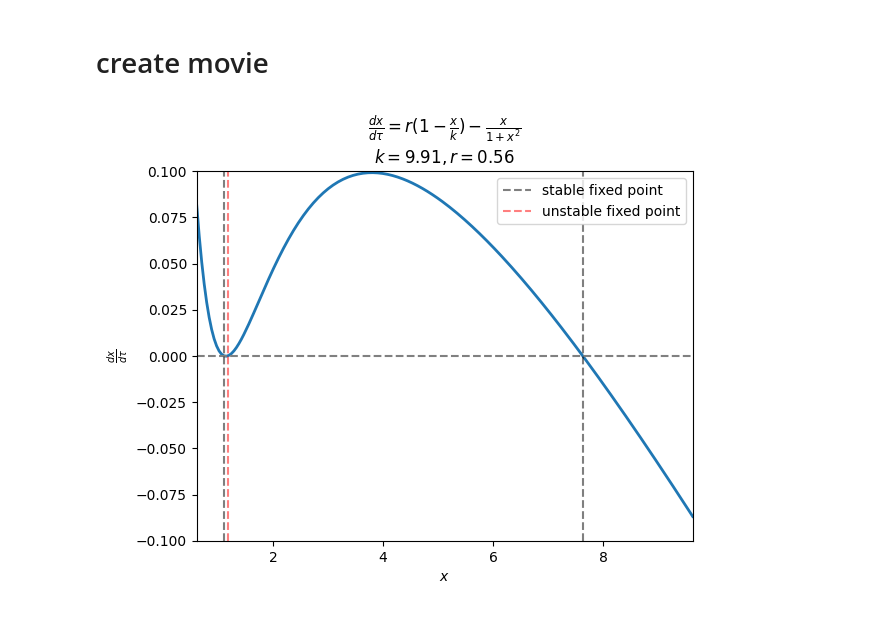
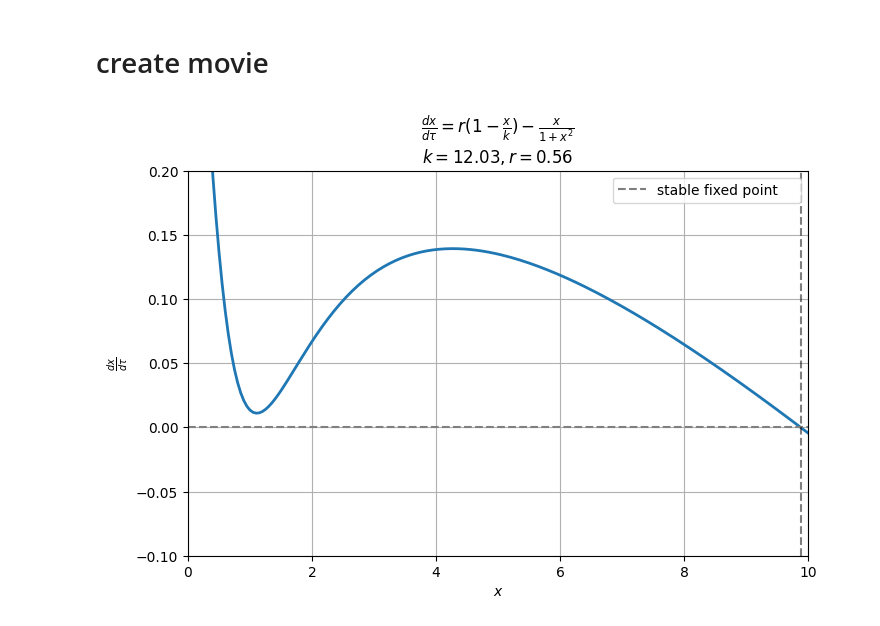
Before and after one commit to MalachiteWind/stable_node_control, a Jupyter notebook: hysteresis2.ipynb, the cells around one changed output. Cells and saved outputs as stored; diff of their text form; code cells hidden in the pictures.

Commit message:
create hysteresis example

```diff
--- a/hysteresis2.ipynb
+++ b/hysteresis2.ipynb
@@ -90,19 +56,3 @@ plt.show()
 for $k \in \text{supp}(\Delta > 0)$ the dynamical system exhibits 3 equilibria
 
 where $\text{supp}(\Delta > 0) = [6.44569072482332,9.93441120446710]$ for $r=0.56$
-# %%
-# for k= 8
-k = r1-0.1
-r=0.56
-def poly_coeff(k,r):
-    a = r/k
-    b = -r
-    c = (k+r)/k
-    d = -r
-    return [a,b,c,d]
-
-roots = np.roots(poly_coeff(k,r))
-x0 = np.min(roots)
-x1 = np.max(roots)
-
-xs = np.linspace(x0-0.5, x1+2, 201)
@@ -131,16 +86,21 @@ plt.show()
 
 from matplotlib.animation import FuncAnimation, PillowWriter
 
-# Parameters
 r = 0.56
-k_vals = np.linspace(float(r1), float(r2)+0.5, 100)
+k_vals = np.linspace(float(r1)-1.1, float(r2)+2.1, 201)
+
+def poly_coeff(k,r):
+    a = r/k
+    b = -r
+    c = (k+r)/k
+    d = -r
+    return [a,b,c,d]
 
 def real_roots(coeffs):
     roots = np.roots(coeffs)
     return sorted([r.real for r in roots if np.isreal(r)])
 
-# Set up plot
-fig, ax = plt.subplots()
+fig, ax = plt.subplots(figsize=(8, 5))
 line, = ax.plot([], [], lw=2)
 
 def init():
@@ -152,11 +112,8 @@ def update(frame):
     k = k_vals[frame]
     coeffs = poly_coeff(k, r)
     roots = real_roots(coeffs)
+    xs = np.linspace(0,10,201)
     if len(roots) < 3:
-        return [],
-        x0=-1
-        x1 = roots[0]
-        xs = np.linspace(x0 - 0.5, x1 + 2, 201)
         ys = simple_hysteresis_ode(None, xs, r, k)
 
         ax.clear()
@@ -164,45 +121,42 @@ def update(frame):
 
         ax.axhline(0, color='gray', linestyle='--')
 
-        ax.axvline(x=roots[0], color='black', linestyle='--', alpha=0.5, label="stable fixed point")
+        ax.axvline(x=roots[0], color='black', linestyle='--', alpha=0.5, label="stable fixed point"+" "*4)
 
         ax.set_xlim(xs[0], xs[-1])
-        ax.set_ylim(-0.1, 0.1)
+        ax.set_ylim(-0.1, 0.2)
+        ax.legend(loc='upper right')
 
+        ax.set_xlabel(r"$x$")
+        ax.set_ylabel(r"$\frac{dx}{d\tau}$")
+        ax.set_title(r"$\frac{dx}{d\tau} = r(1 - \frac{x}{k}) - \frac{x}{1+x^2}$" + f"\n$k={k:.2f}, r={r}$")
+        ax.grid(True)
         return ax.lines
 
-    x0 = min(roots)
-    x1 = max(roots)
-    xs = np.linspace(x0 - 0.5, x1 + 2, 201)
     ys = simple_hysteresis_ode(None, xs, r, k)
 
     ax.clear()
     ax.plot(xs, ys, lw=2)
 
     ax.axhline(0, color='gray', linestyle='--')
 
-    # Plot roots with labels only once
     ax.axvline(x=roots[0], color='black', linestyle='--', alpha=0.5, label="stable fixed point")
     ax.axvline(x=roots[1], color='red', linestyle='--', alpha=0.5, label="unstable fixed point")
     ax.axvline(x=roots[2], color='black', linestyle='--', alpha=0.5,)
-
-    # Uncomment if you want to show all roots without labels (but not recommended if legend is desired)
-    # for root in roots:
-    #     ax.axvline(x=root, color='red', linestyle='--', alpha=0.5)
 
     ax.set_xlabel(r"$x$")
     ax.set_ylabel(r"$\frac{dx}{d\tau}$")
     ax.set_title(r"$\frac{dx}{d\tau} = r(1 - \frac{x}{k}) - \frac{x}{1+x^2}$" + f"\n$k={k:.2f}, r={r}$")
     ax.set_xlim(xs[0], xs[-1])
-    ax.set_ylim(-0.1, 0.1)
+    ax.set_ylim(-0.1, 0.2)
 
-    # Add legend in the top-right corner
+    ax.grid(True)
     ax.legend(loc='upper right')
 
     return ax.lines
 
 
 ani = FuncAnimation(fig, update, frames=len(k_vals), init_func=init, blit=False)
-ani.save("simple_hysteresis_roots.gif", writer=PillowWriter(fps=10))
+ani.save("simple_hysteresis_roots.gif", writer=PillowWriter(fps=30))
 # %% [output]
-[figure, old version]
+[figure, new version]
```
Also changed, not shown: parts of 18 cells of this notebook, 2 other files.
